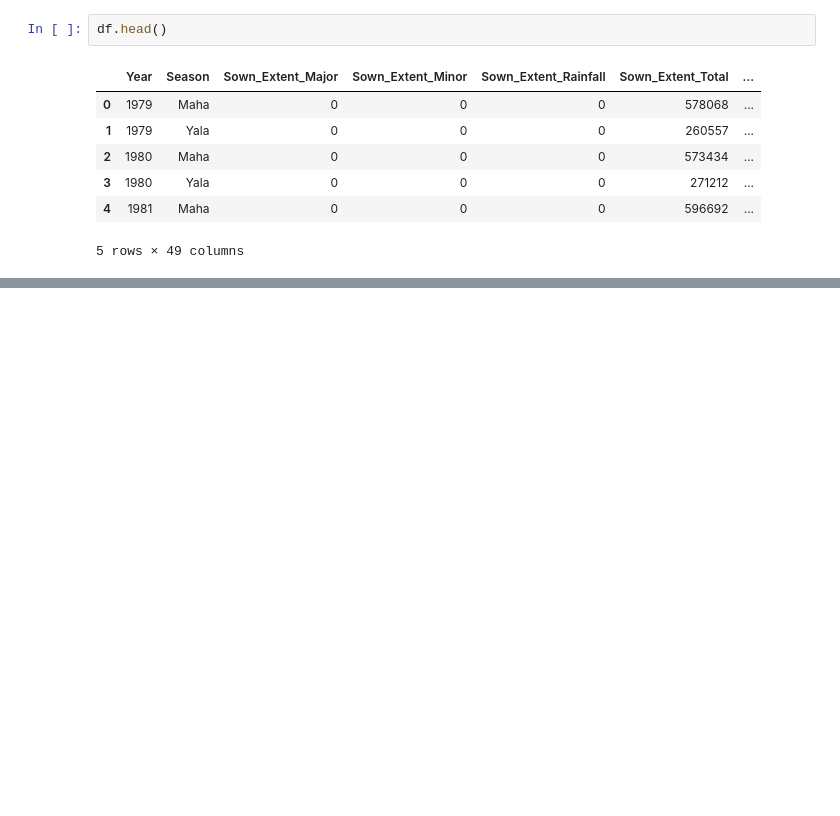
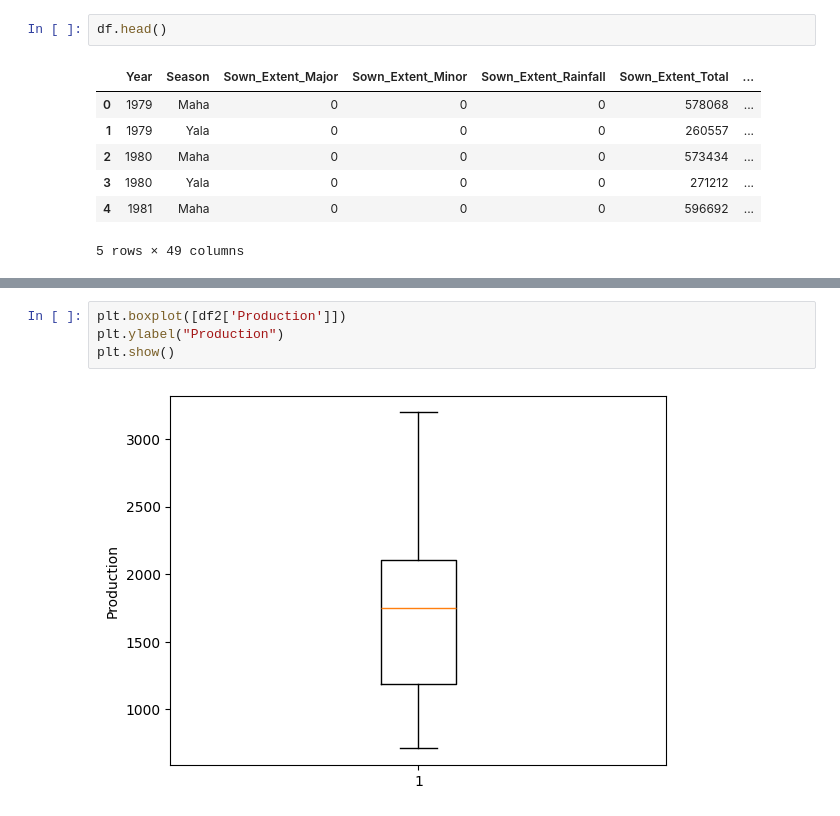
Before and after one commit to AchiniWathsala/Forecasting_Paddy_Production, a Jupyter notebook: paddy_production.ipynb, the cells around one changed output, grey strips where cells are left out. Drawn from its saved outputs; the diff is of its cells as text; blank space fills up the shorter version.

```diff
--- a/paddy_production.ipynb
+++ b/paddy_production.ipynb
@@ -526,0 +528,6 @@ plt.show()
+# %%
+plt.boxplot([df2['Production']])
+plt.ylabel("Production")
+plt.show()
+# %% [output]
+[figure, added]
```
Also changed, not shown: parts of 46 cells of this notebook, 2 other files.
